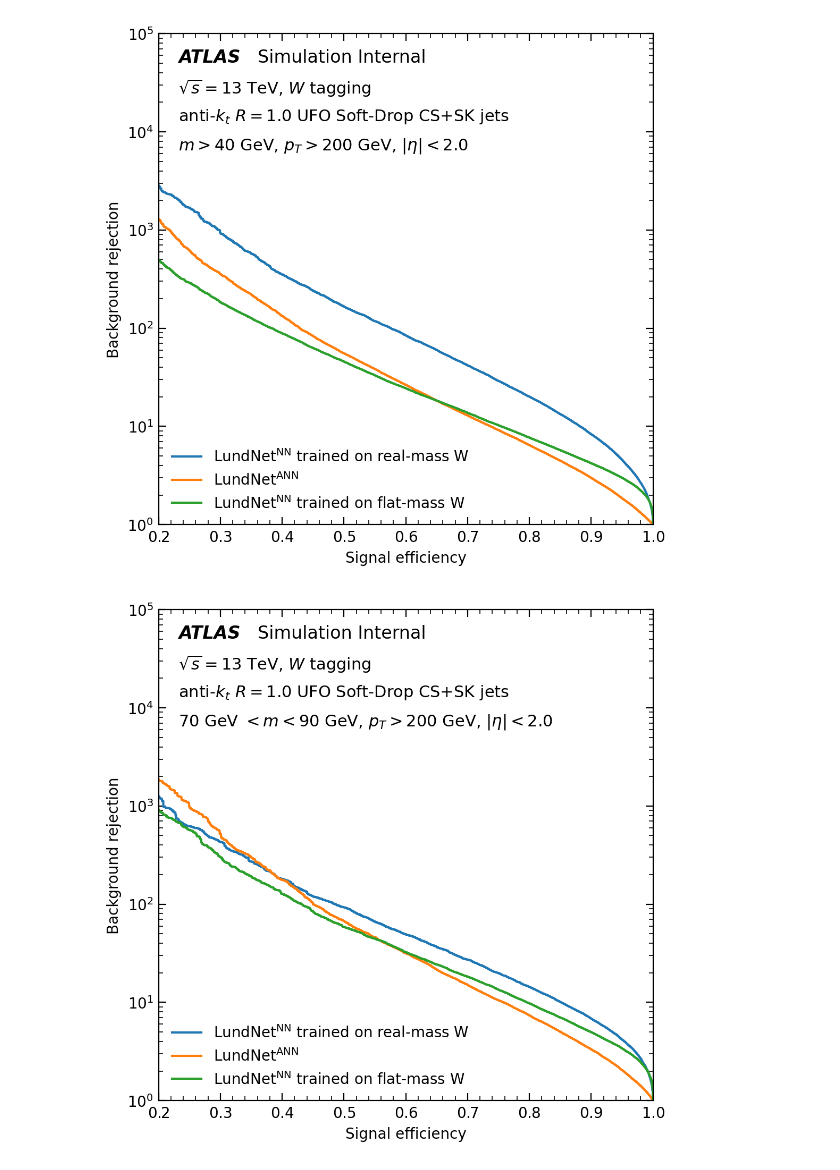
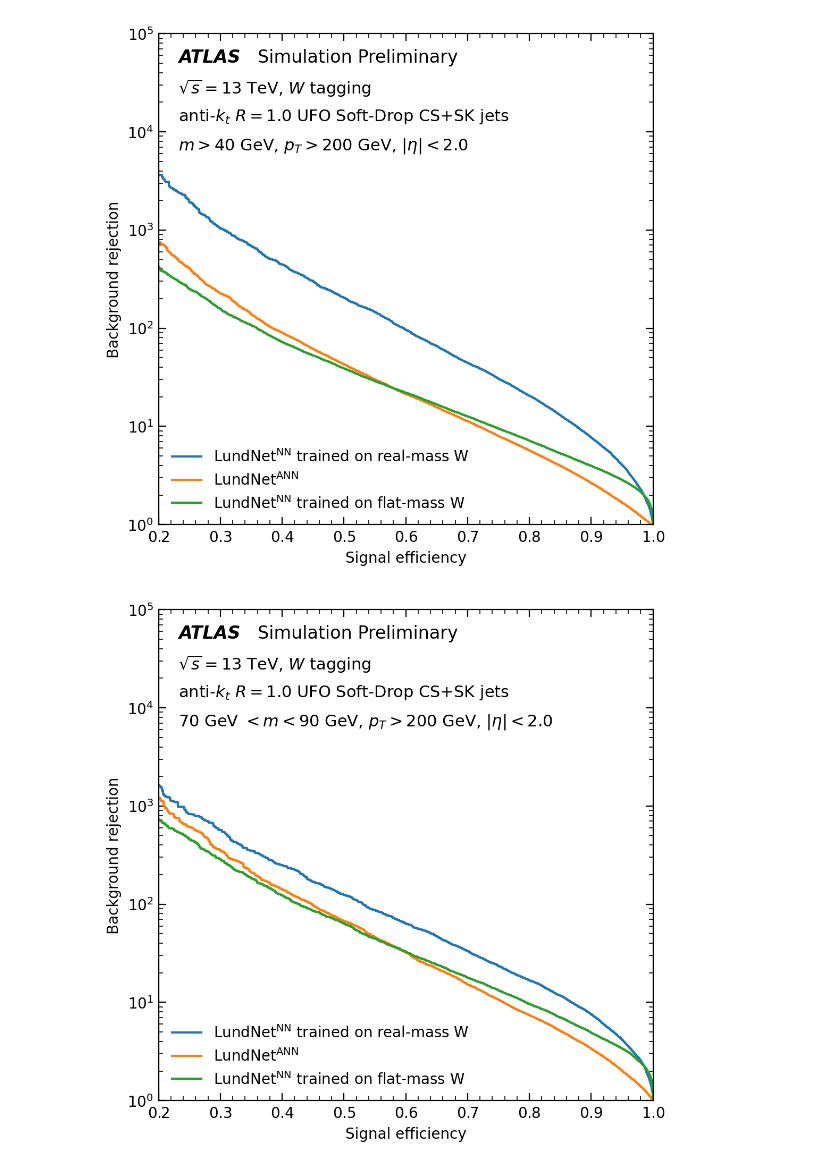
Before and after one commit to KonDoran/lundtoptagger, a Jupyter notebook: plottingW.ipynb, the cells around one changed output. Saved outputs shown, nothing was run; the diff lists cells and outputs as text; code cells hidden in the pictures.

```diff
--- a/plottingW.ipynb
+++ b/plottingW.ipynb
@@ -13,10 +14,18 @@ from tools.GNN_model_weight.utils_newdata import JSD
 # %%
 score_files_paths = [
     # "/home/tmlinare/Lund_tagging/lundtoptagger_data_rcif/scores/v2.1.5_GN2X_m40-inf_pt200-3100_0.25percent_hypatia_run_12,17_W/*.root"
-    # "/home/tmlinare/Lund_tagging/lundtoptagger_data_rcif/scores/data_v2.1.5_GN2X_m40-inf_pt200-3100_0.25percent_scores_v2.2.5/*.root"
-    "/home/tmlinare/Lund_tagging/lundtoptagger_scores_lustre/scores_v2.2.5_data_v2.2.1_JETM2_rafael/data_test/*.root"
+    "/home/tmlinare/Lund_tagging/lundtoptagger_data_rcif/scores/data_v2.1.5_GN2X_m40-inf_pt200-3100_0.25percent_scores_v2.2.5/*.root"
+    # "/home/tmlinare/Lund_tagging/lundtoptagger_scores_lustre/scores_v2.2.5_data_v2.2.1_JETM2_rafael/data_test/*.root"
 ]
 tree_name = "FlatSubstructureJetTree"
+
+timestamp = datetime.now().strftime("%Y-%m-%d_%H.%M.%S")
+outdir = f"/home/tmlinare/Lund_tagging/lundtoptagger_data_rcif/plots/plots_{timestamp}"
+os.makedirs(outdir, exist_ok=True)
+# save_formats = []
+save_formats = ["png", "svg", "pdf", "eps"]
+for save_format in save_formats:
+    os.makedirs(f"{outdir}/{save_format}", exist_ok=True)
 # %%
 # dsid_weight_map = {
 #     364702: 2432800000.0 * 0.0098225 / 151.1152745216136,
@@ -202,6 +209,8 @@ for i, model in enumerate(selected_models):
     plt.hist(scores[labels==1], weights=weights[labels==1], label="Signal "+model,     ls="-",  **hist_params)
 plt.legend(frameon=False)
 # plt.legend(frameon=False, bbox_to_anchor=(1.04,0.5), loc="center left")
+for save_format in save_formats:
+    plt.savefig(f"{outdir}/{save_format}/scores_lin.{save_format}", bbox_inches='tight')
 plt.show()
 
 for i, model in enumerate(selected_models):
@@ -212,5 +221,7 @@ for i, model in enumerate(selected_models):
     plt.yscale('log')
 plt.legend(frameon=False)
 # plt.legend(frameon=False, bbox_to_anchor=(1.04,0.5), loc="center left")
+for save_format in save_formats:
+    plt.savefig(f"{outdir}/{save_format}/scores_log.{save_format}", bbox_inches='tight')
 plt.show()
 # %% [output]
@@ -321,7 +332,7 @@ for params in plot_params.values():
 
         # Add ATLAS label
         atlas_label = r"ATLAS"
-        atlas_sim = r"Simulation Internal"
+        atlas_sim = r"Simulation Preliminary"
         atlas_info = r"$\sqrt{s} = 13$ TeV, $W$ tagging"  # TODO: make it autimatically use W or top based on selected config
         jet_info = r"anti-$k_t$ $R=1.0$ UFO Soft-Drop CS+SK jets"
         selection_info = r"$\epsilon^{\mathrm{rel}}_{\mathrm{sig}}=50\%,\ p_T > 200$ GeV, $| \eta | < 2.0$" # TODO: make this dynamic based on selection, and for the pT plot show the mass cut
@@ -339,5 +350,7 @@ for params in plot_params.values():
         plt.ylim(params["ylim"])
         # plt.legend(frameon=False, bbox_to_anchor=(1.04,0.5), loc="center left")
         plt.legend(frameon=False, loc="upper left", bbox_to_anchor=(0.38, 0.75))
+        for save_format in save_formats:
+            plt.savefig(f"{outdir}/{save_format}/{var}_{params['yscale']}.{save_format}", bbox_inches='tight')
         plt.show()
 # %% [output]
@@ -381,7 +398,9 @@ for mass_cut in mass_cuts:
     plt.ylabel("True Positive Rate")
     plt.xlim([0, 1])
     plt.ylim([0, 1])
-    # plt.legend(loc="lower right")
-    plt.legend(bbox_to_anchor=(1.04,0.5), loc="center left")
+    # plt.legend(frameon=False, loc="lower right")
+    plt.legend(frameon=False, bbox_to_anchor=(1.04,0.5), loc="center left")
+    for save_format in save_formats:
+        plt.savefig(f"{outdir}/{save_format}/roc_tpr-fpr_{m_min}-{m_max}.{save_format}", bbox_inches='tight')
     plt.show()
 # %% [output]
@@ -427,7 +446,7 @@ for mass_cut in mass_cuts:
 
     # Add ATLAS label
     atlas_label = r"ATLAS"
-    atlas_sim = r"Simulation Internal"
+    atlas_sim = r"Simulation Preliminary"
     atlas_info = r"$\sqrt{s} = 13$ TeV, $W$ tagging"  # TODO: make it autimatically use W or top based on selected config
     jet_info = r"anti-$k_t$ $R=1.0$ UFO Soft-Drop CS+SK jets"
     mass_selection_info = f"$m > {m_min}$ GeV, " if m_max==float('inf') else f"${m_min}$ GeV $ < m < {m_max}$ GeV, "
@@ -437,32 +456,34 @@ for mass_cut in mass_cuts:
     ax1.text(0.20, 0.97, atlas_sim,      fontsize=12, **text_args)
     ax1.text(0.04, 0.91, atlas_info,     fontsize=11, **text_args)
     ax1.text(0.04, 0.85, jet_info,       fontsize=11, **text_args)
     ax1.text(0.04, 0.79, selection_info, fontsize=11, **text_args)
 
     # Ratio subplot
     if plot_ratio:
         ref_fpr = models[reference_model][f"fpr_{m_min}-{m_max}"]
         ref_tpr = models[reference_model][f"tpr_{m_min}-{m_max}"]
 
         for i, trained_model in enumerate(selected_models):
             color = f"C{i}"
             if trained_model == reference_model:
                 ax2.axhline(1, color=color, ls="--")
                 continue
             fpr = models[trained_model][f"fpr_{m_min}-{m_max}"]
             tpr = models[trained_model][f"tpr_{m_min}-{m_max}"]
             # Interpolate to reference tpr points
             interp_rej = np.interp(ref_tpr, tpr, 1/fpr, left=np.nan, right=np.nan)
             ref_rej = 1/ref_fpr
             ratio = interp_rej / ref_rej
             ax2.plot(ref_tpr, ratio, label=f"{trained_model} / {reference_model}", color=color)
 
         ax2.set_ylabel(f"Ratio to\n{reference_model}")
         ax2.set_ylim([0, 1.5])
         ax2.grid(show_grid)
 
     ax1.grid(show_grid)
+    for save_format in save_formats:
+        plt.savefig(f"{outdir}/{save_format}/roc_{m_min}-{m_max}.{save_format}", bbox_inches='tight')
     plt.show()
 # %% [output]
-[figure, old version]
+[figure, new version]
-[figure, old version]
+[figure, new version]
```
Also changed, not shown: parts of 8 cells of this notebook.
